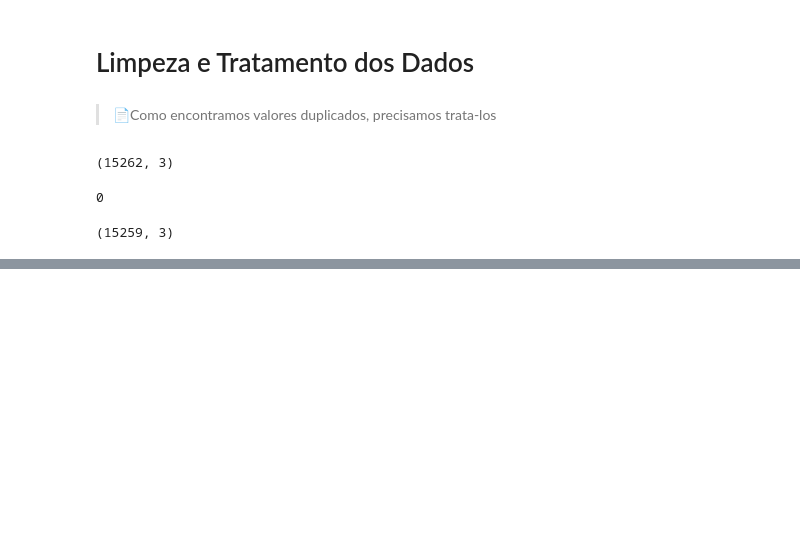
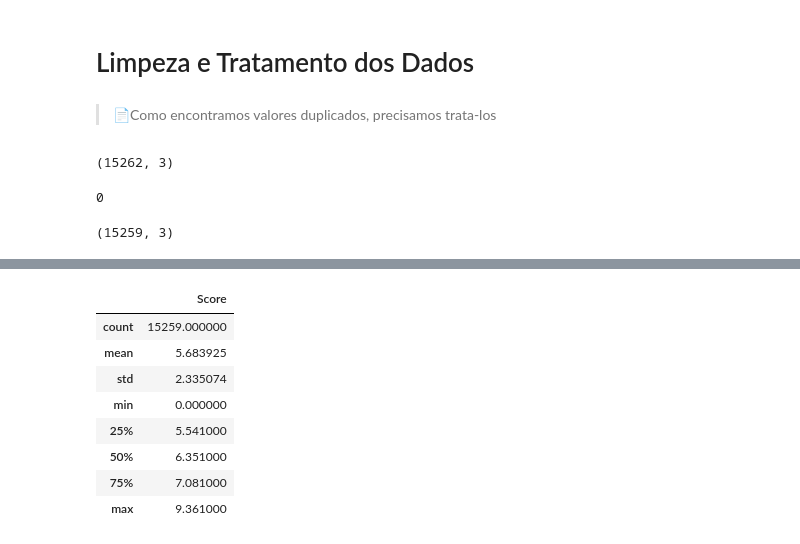
Before and after one commit to BrunoMatheus96/ProjetoBMSL-Popularidade_de_Animes, a Jupyter notebook: Popularidade_de_Anime.ipynb, the cells around one changed output, grey strips where cells are left out. Saved outputs shown, nothing was run; the diff lists cells and outputs as text; code cells hidden in the pictures; blank space fills up the shorter version.

```diff
--- a/Popularidade_de_Anime.ipynb
+++ b/Popularidade_de_Anime.ipynb
@@ -179,0 +173,13 @@ df_anime_expanded.head()
+# %%
+# Estatísticas descritivas
+df_anime.describe()
+# %% [output]
+|  | Score |
+| count | 15259.000000 |
+| mean | 5.683925 |
+| std | 2.335074 |
+| min | 0.000000 |
+| 25% | 5.541000 |
+| 50% | 6.351000 |
+| 75% | 7.081000 |
+| max | 9.361000 |
```
Also changed, not shown: parts of 7 cells of this notebook.
